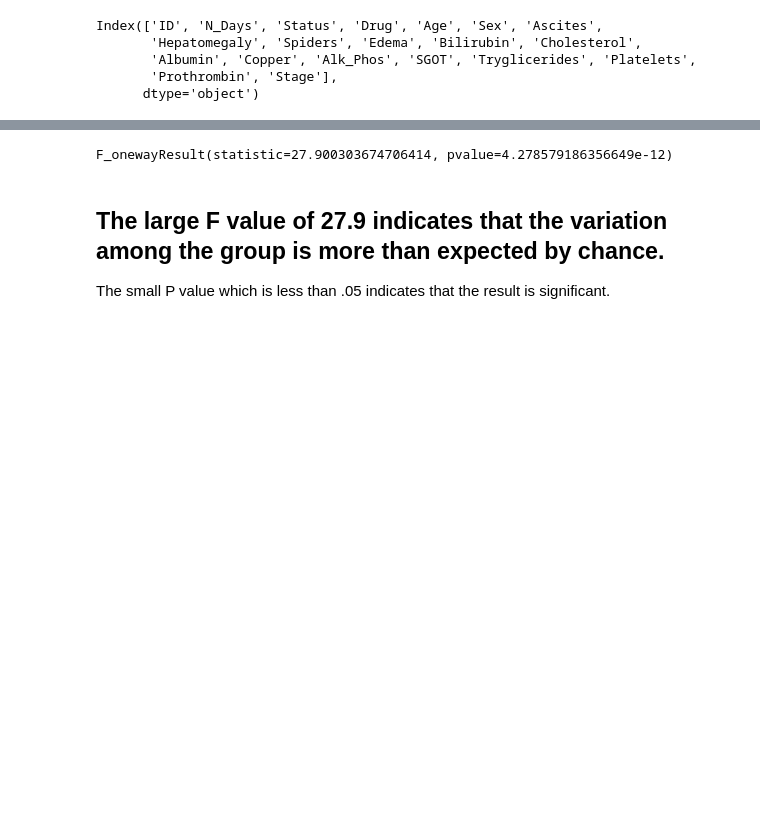
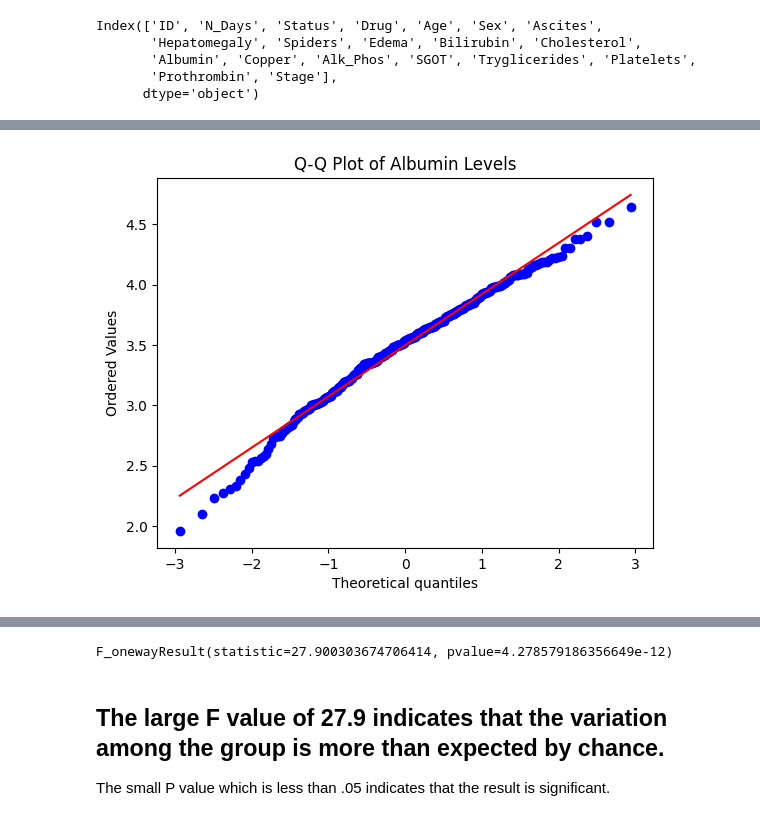
Before and after one commit to chebbin/datasci_5_statistics, a Jupyter notebook: code/507_anova.ipynb, the cells around one changed output, grey strips where cells are left out. Saved outputs shown, nothing was run; the diff lists cells and outputs as text; code cells hidden in the pictures; blank space fills up the shorter version.

```diff
--- a/code/507_anova.ipynb
+++ b/code/507_anova.ipynb
@@ -44,0 +129,7 @@ Index(['ID', 'N_Days', 'Status', 'Drug', 'Age', 'Sex', 'Ascites',
+# %%
+# Q-Q Plot
+stats.probplot(df['Albumin'], plot=plt)
+plt.title('Q-Q Plot of Albumin Levels')
+plt.show()
+# %% [output]
+[figure, added]
```
Also changed, not shown: parts of 14 cells of this notebook.
